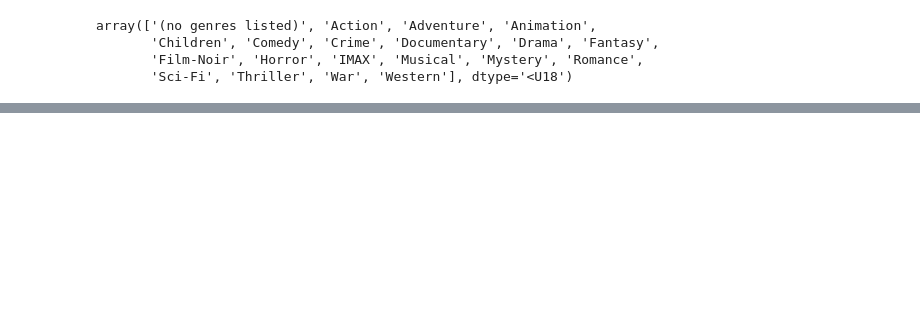
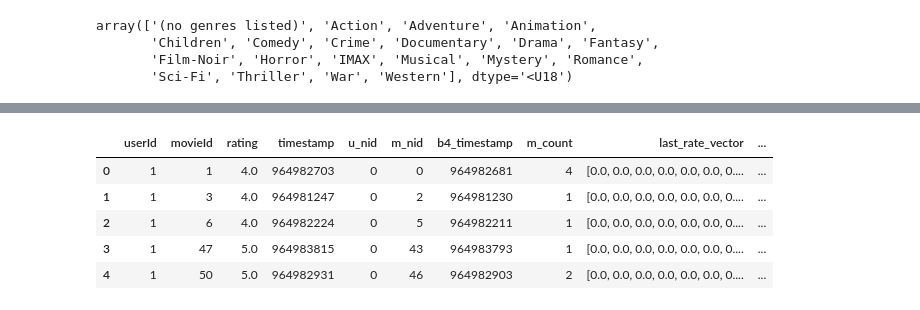
Before and after one commit to JerryKwon/research-reviews, a Jupyter notebook: Recommendation System/Factorization_Machine.ipynb, the cells around one changed output, grey strips where cells are left out. Saved outputs shown, nothing was run; the diff lists cells and outputs as text; code cells hidden in the pictures; blank space fills up the shorter version.

```diff
--- a/Recommendation System/Factorization_Machine.ipynb
+++ b/Recommendation System/Factorization_Machine.ipynb
@@ -46,0 +171,3 @@ import numpy as np
+# %%
+sorted_ratings.loc[:,"last_rate_vector"] = pd.Series(movie_vectors)
+sorted_ratings.head()
@@ -46,0 +181,4 @@ import numpy as np
+# %%
+ratings = sorted_ratings.sort_values(by=["userId","movieId"]).copy()
+ratings = ratings.reset_index(drop=True)
+ratings.head()
@@ -194,0 +397,18 @@ movies.loc[movies.movie_title.apply(lambda x: len(x)<5)]
+# %%
+from collections import OrderedDict
+set_tag_user_movie = set(zip(tags.userId, tags.movieId))
+
+dict_tag_string = OrderedDict()
+for user, movie in set_tag_user_movie:
+  list_tag = tags.loc[np.logical_and(tags.userId==user,tags.movieId==movie),"tag"].tolist()
+  dict_tag_string[(user,movie)] = list_tag
+
+dict_tag_string = OrderedDict(sorted(dict_tag_string.items()))
+# %%
+user_series = pd.Series(list(map(lambda x:x[0],dict_tag_string.keys())))
+movie_series = pd.Series(list(map(lambda x:x[1],dict_tag_string.keys())))
+tag_series = pd.Series(list(dict_tag_string.values()))
+
+df_tag_list = pd.concat([user_series,movie_series,tag_series],axis=1)
+df_tag_list.columns = ["userId","movieId","tags"]
+df_tag_list.head()
@@ -194,0 +422,11 @@ movies.loc[movies.movie_title.apply(lambda x: len(x)<5)]
+# %%
+ratings = pd.merge(left=ratings, right=df_tag_list, on=["userId","movieId"], how="left")
+ratings.loc[:,"tags"]= ratings.tags.fillna(" ")
+ratings.head()
+# %% [output]
+|  | userId | movieId | rating | timestamp | u_nid | m_nid | b4_timestamp | m_count | last_rate_vector | ... |
+| 0 | 1 | 1 | 4.0 | 964982703 | 0 | 0 | 964982681 | 4 | [0.0, 0.0, 0.0, 0.0, 0.0, 0.0, 0.... | ... |
+| 1 | 1 | 3 | 4.0 | 964981247 | 0 | 2 | 964981230 | 1 | [0.0, 0.0, 0.0, 0.0, 0.0, 0.0, 0.... | ... |
+| 2 | 1 | 6 | 4.0 | 964982224 | 0 | 5 | 964982211 | 1 | [0.0, 0.0, 0.0, 0.0, 0.0, 0.0, 0.... | ... |
+| 3 | 1 | 47 | 5.0 | 964983815 | 0 | 43 | 964983793 | 1 | [0.0, 0.0, 0.0, 0.0, 0.0, 0.0, 0.... | ... |
+| 4 | 1 | 50 | 5.0 | 964982931 | 0 | 46 | 964982903 | 2 | [0.0, 0.0, 0.0, 0.0, 0.0, 0.0, 0.... | ... |
```
Also changed, not shown: parts of 38 cells of this notebook.
